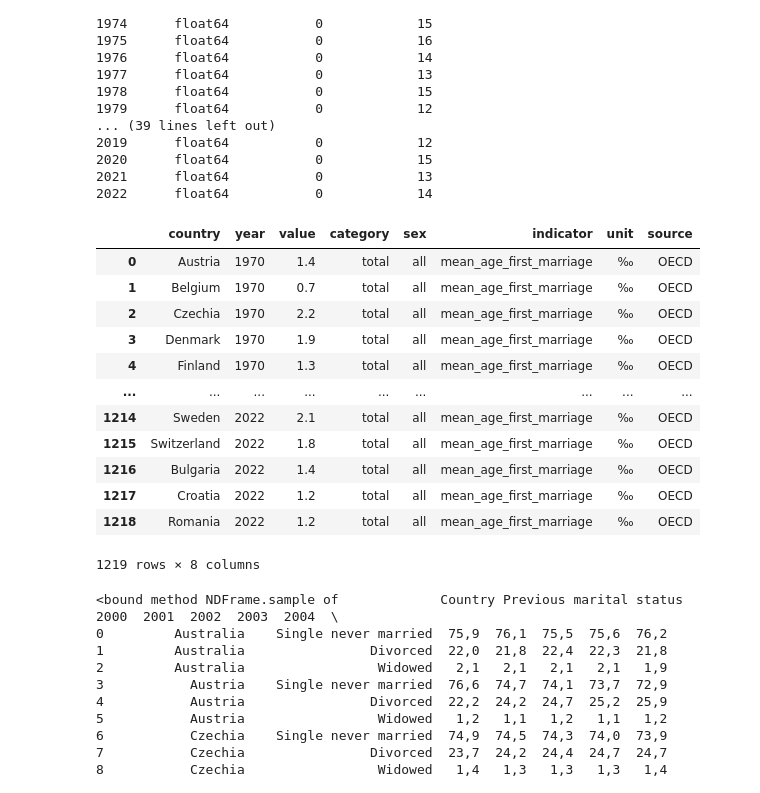
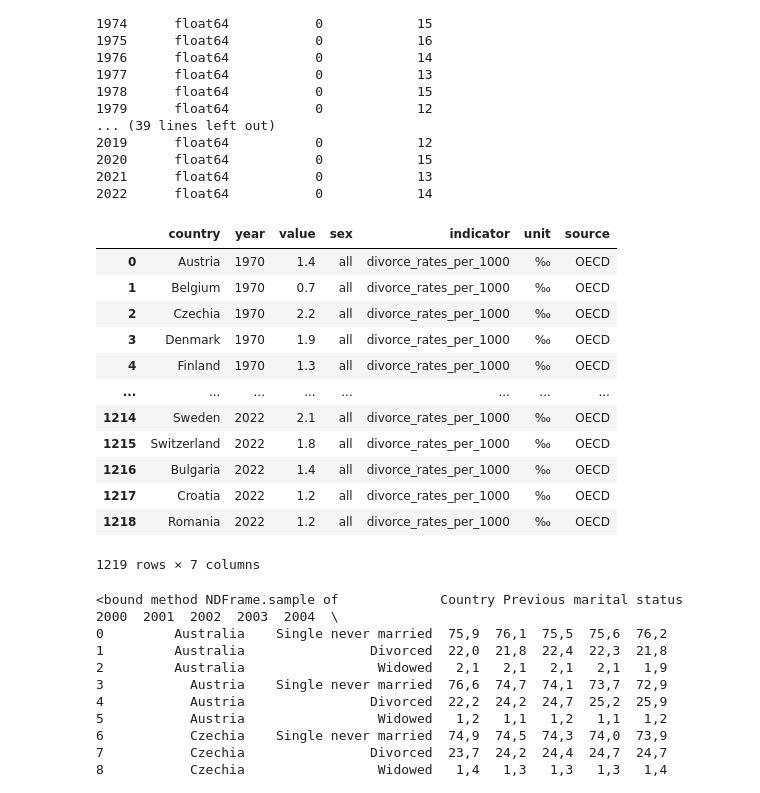
Before and after one commit to YkslB/marriage_statistics, a Jupyter notebook: scripts/Cleaning.ipynb, the cells around one changed output. Drawn from its saved outputs; the diff is of its cells as text; code cells hidden in the pictures.

```diff
--- a/scripts/Cleaning.ipynb
+++ b/scripts/Cleaning.ipynb
@@ -2631,38 +2650,37 @@ country    object           0            23
 # %%
 # Identify columns
 id_cols = [c for c in ['country','category','sex'] if c in df_21_2.columns]
 year_cols = [c for c in df_21_2.columns if re.fullmatch(r'\d{4}', c)]
 
 # Melt wide → long
 df_21_2 = df_21_2.melt(id_vars=id_cols, value_vars=year_cols,
                        var_name='year', value_name='value')
 
 # Fix dtypes
 df_21_2['year'] = df_21_2['year'].astype(int)
 df_21_2['value'] = pd.to_numeric(df_21_2['value'], errors='coerce')
 df_21_2 = df_21_2.dropna(subset=['value'])
 
 # Add required columns
-if 'category' not in df_21_2.columns: df_21_2['category'] = 'total'
 if 'sex' not in df_21_2.columns:      df_21_2['sex'] = 'all'
-df_21_2['indicator'] = 'mean_age_first_marriage'
+df_21_2['indicator'] = 'divorce_rates_per_1000'
 df_21_2['unit'] = '‰'
 df_21_2['source'] = 'OECD'
 df_21_2
 # %% [output]
-|  | country | year | value | category | sex | indicator | unit | source |
-| 0 | Austria | 1970 | 1.4 | total | all | mean_age_first_marriage | ‰ | OECD |
-| 1 | Belgium | 1970 | 0.7 | total | all | mean_age_first_marriage | ‰ | OECD |
-| 2 | Czechia | 1970 | 2.2 | total | all | mean_age_first_marriage | ‰ | OECD |
-| 3 | Denmark | 1970 | 1.9 | total | all | mean_age_first_marriage | ‰ | OECD |
-| 4 | Finland | 1970 | 1.3 | total | all | mean_age_first_marriage | ‰ | OECD |
-| ... | ... | ... | ... | ... | ... | ... | ... | ... |
-| 1214 | Sweden | 2022 | 2.1 | total | all | mean_age_first_marriage | ‰ | OECD |
-| 1215 | Switzerland | 2022 | 1.8 | total | all | mean_age_first_marriage | ‰ | OECD |
-| 1216 | Bulgaria | 2022 | 1.4 | total | all | mean_age_first_marriage | ‰ | OECD |
-| 1217 | Croatia | 2022 | 1.2 | total | all | mean_age_first_marriage | ‰ | OECD |
-| 1218 | Romania | 2022 | 1.2 | total | all | mean_age_first_marriage | ‰ | OECD |
+|  | country | year | value | sex | indicator | unit | source |
+| 0 | Austria | 1970 | 1.4 | all | divorce_rates_per_1000 | ‰ | OECD |
+| 1 | Belgium | 1970 | 0.7 | all | divorce_rates_per_1000 | ‰ | OECD |
+| 2 | Czechia | 1970 | 2.2 | all | divorce_rates_per_1000 | ‰ | OECD |
+| 3 | Denmark | 1970 | 1.9 | all | divorce_rates_per_1000 | ‰ | OECD |
+| 4 | Finland | 1970 | 1.3 | all | divorce_rates_per_1000 | ‰ | OECD |
+| ... | ... | ... | ... | ... | ... | ... | ... |
+| 1214 | Sweden | 2022 | 2.1 | all | divorce_rates_per_1000 | ‰ | OECD |
+| 1215 | Switzerland | 2022 | 1.8 | all | divorce_rates_per_1000 | ‰ | OECD |
+| 1216 | Bulgaria | 2022 | 1.4 | all | divorce_rates_per_1000 | ‰ | OECD |
+| 1217 | Croatia | 2022 | 1.2 | all | divorce_rates_per_1000 | ‰ | OECD |
+| 1218 | Romania | 2022 | 1.2 | all | divorce_rates_per_1000 | ‰ | OECD |
-1219 rows × 8 columns
+1219 rows × 7 columns
 # %%
 #df_21_2.to_csv('../data/Cleaned/cleaned_divorce_rates_per_1000_oecd.csv', index=False)
 # %%
```
Also changed, not shown: parts of 48 cells of this notebook, 6 other files.
